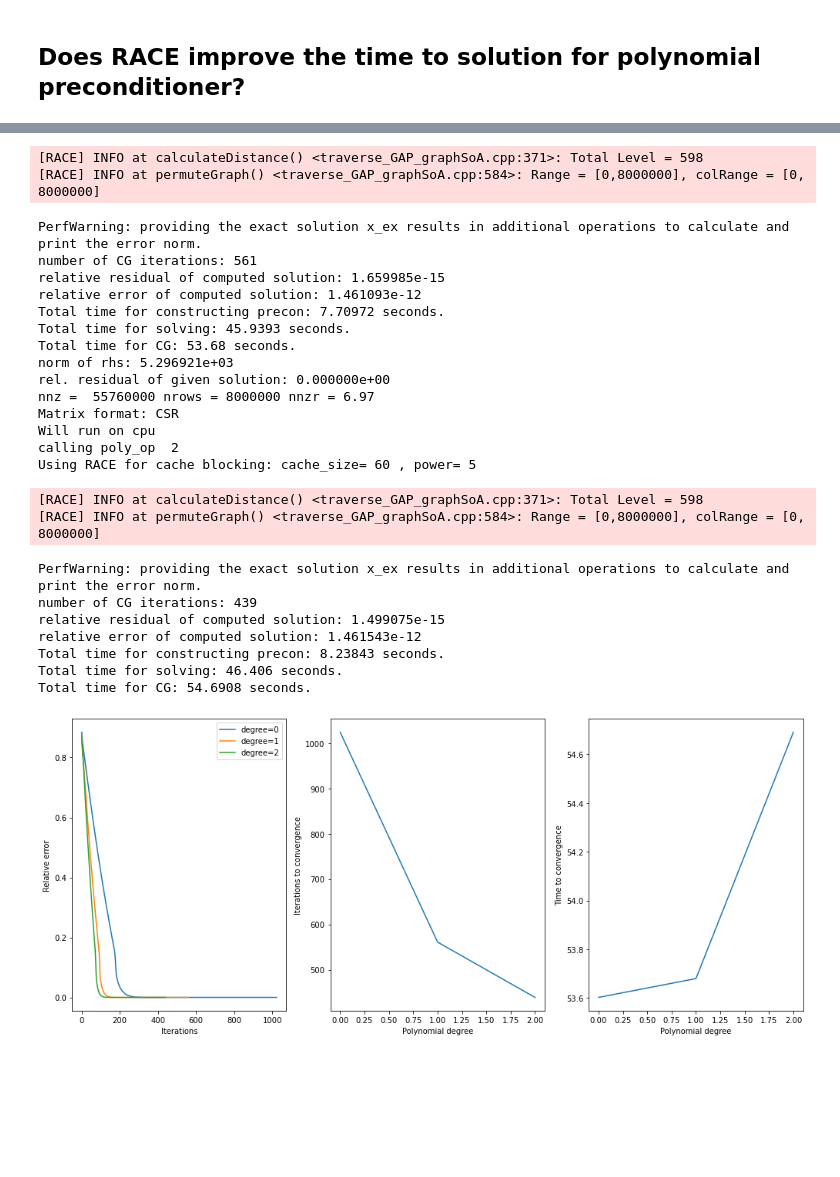
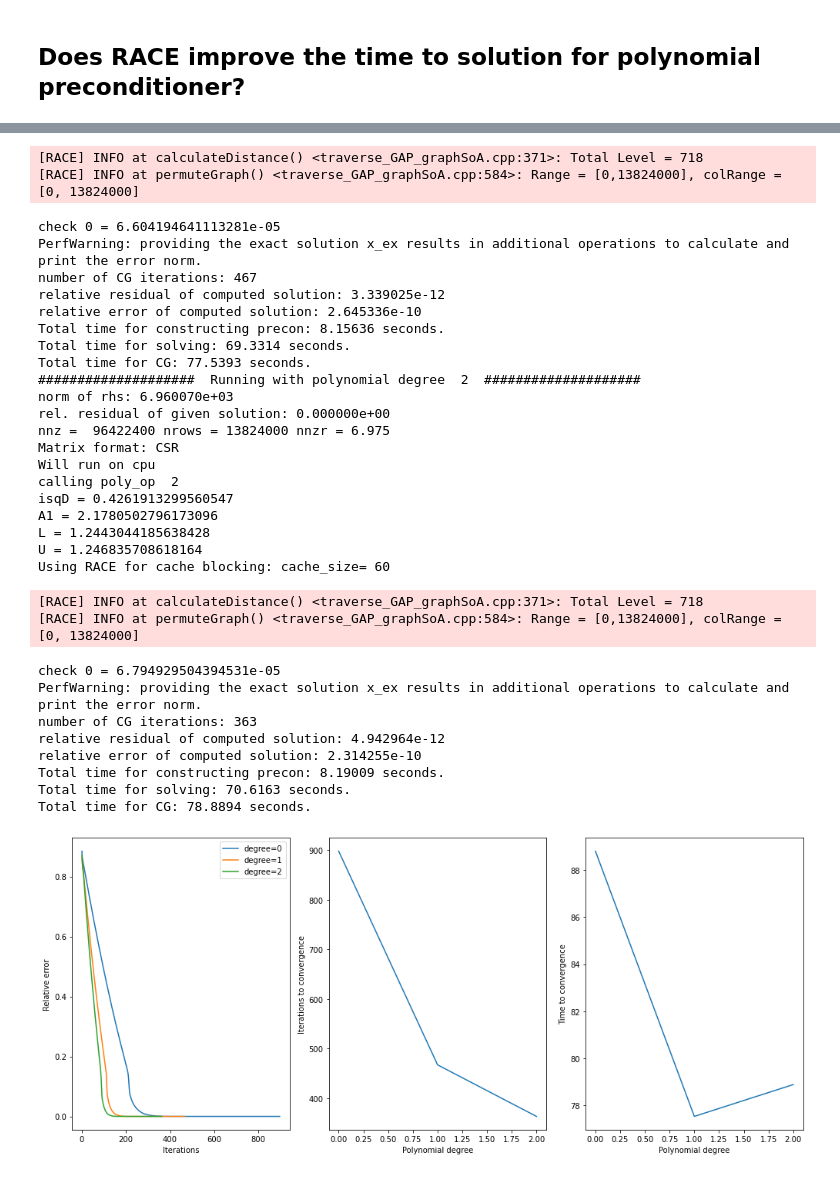
Before and after one commit to RRZE-HPC/PELS, a Jupyter notebook: PELS.ipynb, the cells around one changed output, grey strips where cells are left out. Drawn from its saved outputs; the diff is of its cells as text; code cells hidden in the pictures; blank space fills up the shorter version.

```diff
--- a/PELS.ipynb
+++ b/PELS.ipynb
@@ -500,3 +525,0 @@ Total time for CG: 9.61832 seconds.
-# %%
-os.environ["USE_CPU"]="False"
-rel_res_in_CG, rel_err, iter, t_pre, t_soln, t_CG = bench('Laplace300x300x300', 200,  print_perf=True)
@@ -525,3 +525,0 @@ Total time for CG: 1.37531 seconds.
-# %%
-os.environ["USE_CPU"]="False"
-rel_res_in_CG, rel_err, iter, t_pre, t_soln, t_CG = bench('Laplace300x300x300', 200,  mat_fmt='SELL-64-1', print_perf=True)
@@ -560,7 +540,8 @@ plt.subplots(1,3, figsize=(14,6))
 os.environ["USE_CPU"]="True"
 plt.subplot(1, 3, 1)
 for deg in [0,1,2]:
-    rel_res_in_CG, rel_err, iter, t_pre, t_soln, t_CG = bench('Laplace200x200x200', 10000, poly_k=deg, tol=1e-12)
+    print("#################### ", "Running with polynomial degree ", deg, " ####################")
+    rel_res_in_CG, rel_err, iter, t_pre, t_soln, t_CG = bench('Laplace240x240x240', 10000, poly_k=deg, tol=1e-12)
     degrees.append(deg)
     iters.append(iter)
     times.append(t_CG)
@@ -656,4 +721,4 @@ gc.enable()
 # %%
 os.environ["USE_CPU"]="True"
-rel_res_in_CG, rel_err, iter, t_pre, t_soln, t_CG = bench('Laplace200x200x200', 50, poly_k=2, tol=1e-3, use_RACE=True, cache_size=80, print_perf=True)
+rel_res_in_CG, rel_err, iter, t_pre, t_soln, t_CG = bench('Laplace240x240x240', 50, poly_k=2, tol=1e-3, use_RACE=True, cache_size=60, print_perf=True)
 # %% [output]
@@ -686,7 +762,8 @@ plt.subplots(1,3, figsize=(14,6))
 os.environ["USE_CPU"]="True"
 plt.subplot(1, 3, 1)
 for deg in [0,1,2]:
-    rel_res_in_CG, rel_err, iter, t_pre, t_soln, t_CG = bench('Laplace200x200x200', 10000, poly_k=deg, tol=1e-12, use_RACE=True, cache_size=60)
+    print("#################### ", "Running with polynomial degree ", deg, " ####################")
+    rel_res_in_CG, rel_err, iter, t_pre, t_soln, t_CG = bench('Laplace240x240x240', 10000, poly_k=deg, tol=1e-8, use_RACE=True, cache_size=60)
     degrees.append(deg)
     iters.append(iter)
     times.append(t_CG)
@@ -730,26 +807,33 @@ Using RACE for cache blocking: cache_size= 60 , power= 3
-[RACE] INFO at calculateDistance() <traverse_GAP_graphSoA.cpp:371>: Total Level = 598
-[RACE] INFO at permuteGraph() <traverse_GAP_graphSoA.cpp:584>: Range = [0,8000000], colRange = [0, 8000000]
+[RACE] INFO at calculateDistance() <traverse_GAP_graphSoA.cpp:371>: Total Level = 718
+[RACE] INFO at permuteGraph() <traverse_GAP_graphSoA.cpp:584>: Range = [0,13824000], colRange = [0, 13824000]
+check 0 = 6.604194641113281e-05
 PerfWarning: providing the exact solution x_ex results in additional operations to calculate and print the error norm.
-number of CG iterations: 561
-relative residual of computed solution: 1.659985e-15
-relative error of computed solution: 1.461093e-12
-Total time for constructing precon: 7.70972 seconds.
-Total time for solving: 45.9393 seconds.
-Total time for CG: 53.68 seconds.
-norm of rhs: 5.296921e+03
+number of CG iterations: 467
+relative residual of computed solution: 3.339025e-12
+relative error of computed solution: 2.645336e-10
+Total time for constructing precon: 8.15636 seconds.
+Total time for solving: 69.3314 seconds.
+Total time for CG: 77.5393 seconds.
+####################  Running with polynomial degree  2  ####################
+norm of rhs: 6.960070e+03
 rel. residual of given solution: 0.000000e+00
-nnz =  55760000 nrows = 8000000 nnzr = 6.97
+nnz =  96422400 nrows = 13824000 nnzr = 6.975
 Matrix format: CSR
 Will run on cpu
 calling poly_op  2
-Using RACE for cache blocking: cache_size= 60 , power= 5
+isqD = 0.4261913299560547
+A1 = 2.1780502796173096
+L = 1.2443044185638428
+U = 1.246835708618164
+Using RACE for cache blocking: cache_size= 60
-[RACE] INFO at calculateDistance() <traverse_GAP_graphSoA.cpp:371>: Total Level = 598
-[RACE] INFO at permuteGraph() <traverse_GAP_graphSoA.cpp:584>: Range = [0,8000000], colRange = [0, 8000000]
+[RACE] INFO at calculateDistance() <traverse_GAP_graphSoA.cpp:371>: Total Level = 718
+[RACE] INFO at permuteGraph() <traverse_GAP_graphSoA.cpp:584>: Range = [0,13824000], colRange = [0, 13824000]
+check 0 = 6.794929504394531e-05
 PerfWarning: providing the exact solution x_ex results in additional operations to calculate and print the error norm.
-number of CG iterations: 439
-relative residual of computed solution: 1.499075e-15
-relative error of computed solution: 1.461543e-12
-Total time for constructing precon: 8.23843 seconds.
-Total time for solving: 46.406 seconds.
-Total time for CG: 54.6908 seconds.
+number of CG iterations: 363
+relative residual of computed solution: 4.942964e-12
+relative error of computed solution: 2.314255e-10
+Total time for constructing precon: 8.19009 seconds.
+Total time for solving: 70.6163 seconds.
+Total time for CG: 78.8894 seconds.
-[figure, old version]
+[figure, new version]
```
Also changed, not shown: parts of 27 cells of this notebook, 1 other file.
